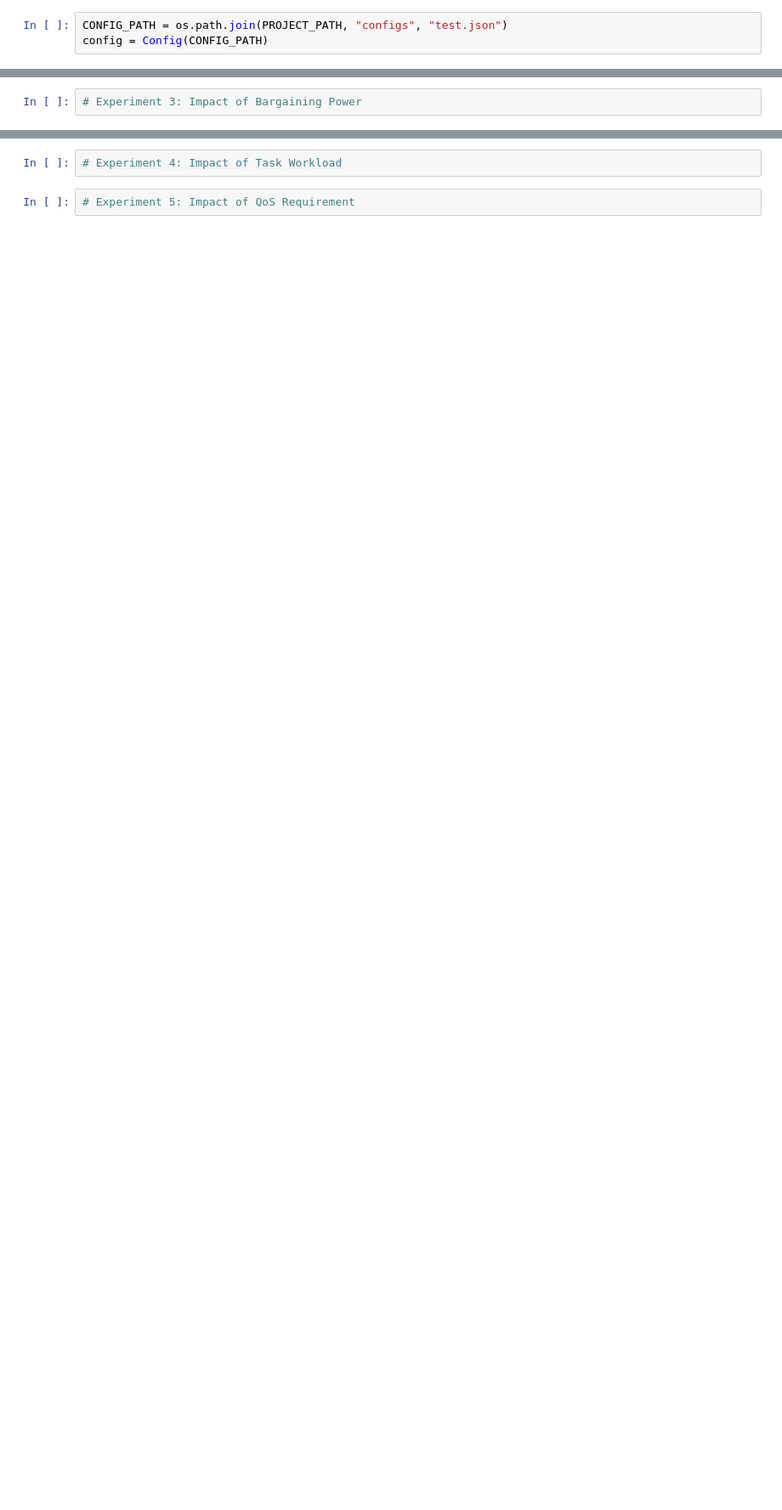
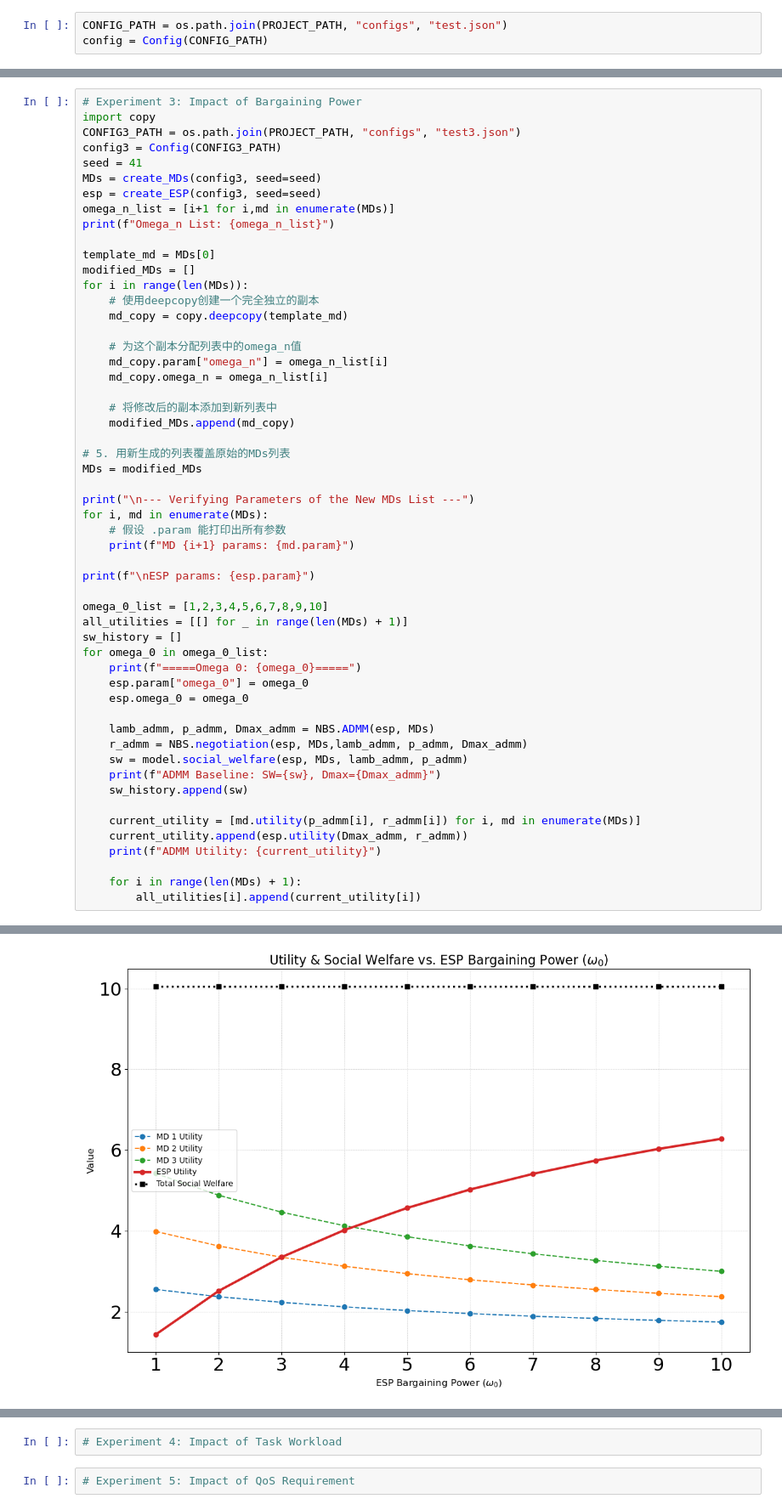
Before and after one commit to Barytes/NBS_project, a Jupyter notebook: plot.ipynb, the cells around one changed output, grey strips where cells are left out. Shown at 85% size. Saved outputs shown, nothing was run; the diff lists cells and outputs as text; blank space fills up the shorter version.

```diff
--- a/plot.ipynb
+++ b/plot.ipynb
@@ -191,2 +400,55 @@ Error:
 # %%
 # Experiment 3: Impact of Bargaining Power
+import copy
+CONFIG3_PATH = os.path.join(PROJECT_PATH, "configs", "test3.json")
+config3 = Config(CONFIG3_PATH)
+seed = 41
+MDs = create_MDs(config3, seed=seed)
+esp = create_ESP(config3, seed=seed)
+omega_n_list = [i+1 for i,md in enumerate(MDs)]
+print(f"Omega_n List: {omega_n_list}")
+
+template_md = MDs[0]
+modified_MDs = []
+for i in range(len(MDs)):
+    # 使用deepcopy创建一个完全独立的副本
+    md_copy = copy.deepcopy(template_md)
+
+    # 为这个副本分配列表中的omega_n值
+    md_copy.param["omega_n"] = omega_n_list[i]
+    md_copy.omega_n = omega_n_list[i]
+
+    # 将修改后的副本添加到新列表中
+    modified_MDs.append(md_copy)
+
+# 5. 用新生成的列表覆盖原始的MDs列表
+MDs = modified_MDs
+
+print("\n--- Verifying Parameters of the New MDs List ---")
+for i, md in enumerate(MDs):
+    # 假设 .param 能打印出所有参数
+    print(f"MD {i+1} params: {md.param}")
+
+print(f"\nESP params: {esp.param}")
+
+omega_0_list = [1,2,3,4,5,6,7,8,9,10]
+all_utilities = [[] for _ in range(len(MDs) + 1)]
+sw_history = []
+for omega_0 in omega_0_list:
+    print(f"=====Omega 0: {omega_0}=====")
+    esp.param["omega_0"] = omega_0
+    esp.omega_0 = omega_0
+
+    lamb_admm, p_admm, Dmax_admm = NBS.ADMM(esp, MDs)
+    r_admm = NBS.negotiation(esp, MDs,lamb_admm, p_admm, Dmax_admm)
+    sw = model.social_welfare(esp, MDs, lamb_admm, p_admm)
+    print(f"ADMM Baseline: SW={sw}, Dmax={Dmax_admm}")
+    sw_history.append(sw)
+
+    current_utility = [md.utility(p_admm[i], r_admm[i]) for i, md in enumerate(MDs)]
+    current_utility.append(esp.utility(Dmax_admm, r_admm))
+    print(f"ADMM Utility: {current_utility}")
+
+    for i in range(len(MDs) + 1):
+        all_utilities[i].append(current_utility[i])
+# %% [output]
@@ -192,0 +481 @@ Error:
+[figure, added]
```
Also changed, not shown: parts of 9 cells of this notebook, 7 other files.
